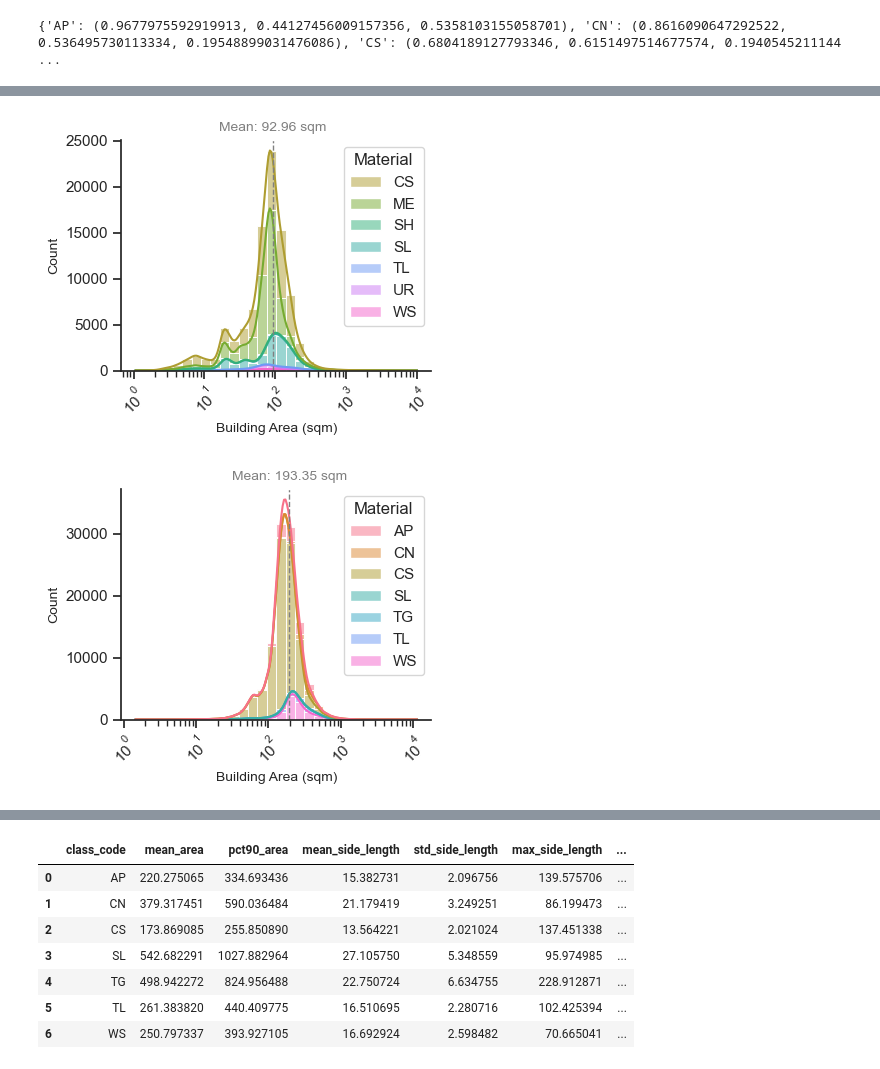
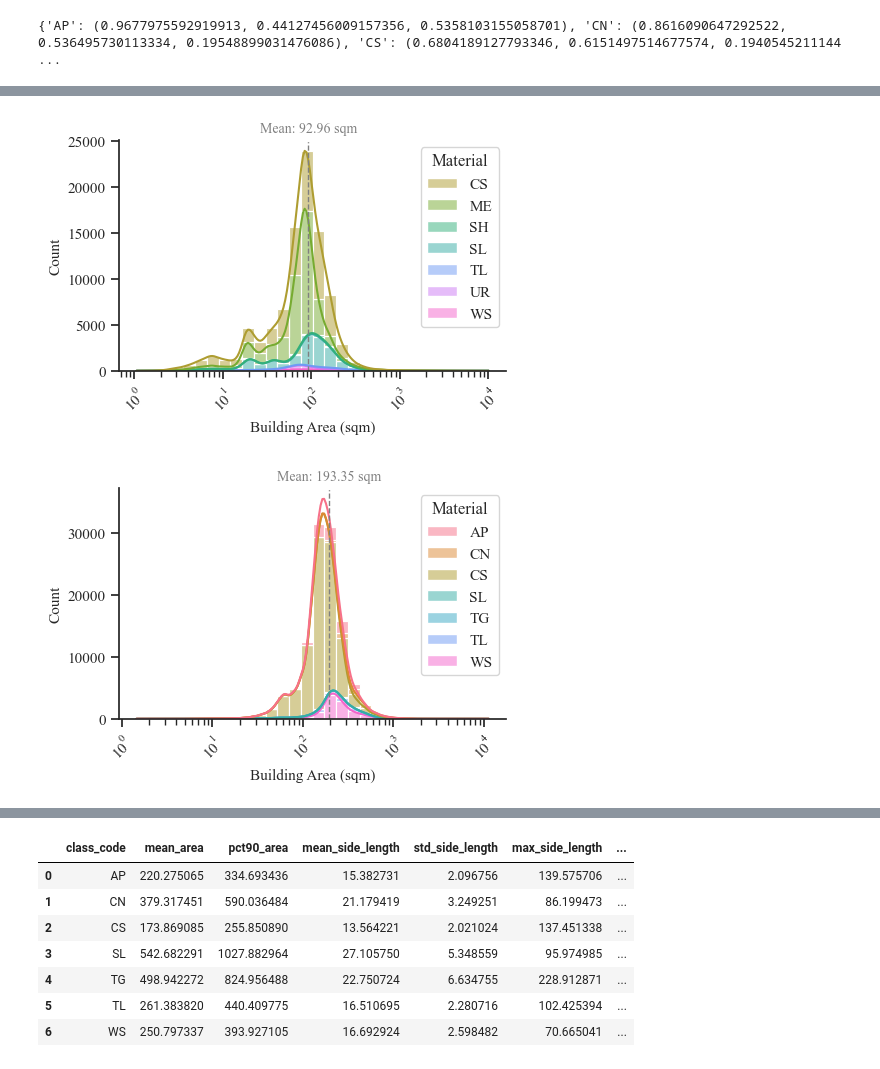
Before and after one commit to maxwellCcook/rooftop-mapping, a Jupyter notebook: code/_manuscript_figures.ipynb, the cells around one changed output, grey strips where cells are left out. Drawn from its saved outputs; the diff is of its cells as text; code cells hidden in the pictures.

```diff
--- a/code/_manuscript_figures.ipynb
+++ b/code/_manuscript_figures.ipynb
@@ -33,6 +33,7 @@ import numpy as np
 from matplotlib import pyplot as plt
 
 %matplotlib inline
+plt.rcParams['font.family'] = 'Times New Roman'
 
 # Custom functions
 sys.path.append(os.path.join(os.getcwd(),'code/'))
@@ -122,6 +123,11 @@ print(color_mapping)
 # %% [output]
 {'AP': (0.9677975592919913, 0.44127456009157356, 0.5358103155058701), 'CN': (0.8616090647292522, 0.536495730113334, 0.19548899031476086), 'CS': (0.6804189127793346, 0.6151497514677574, 0.1940545211144 ...
 # %%
+# font = 'Arial'
+font = 'Times New Roman'
+plt.rcParams['font.family'] = 'Times New Roman'
+sns.set_theme(style="ticks", rc={"font.family": "Times New Roman"})
+
 for roi, ref in refs.items():
     ref = ref.sort_values(by='class_code')
     # Count the occurrences of each class_code
@@ -133,7 +139,9 @@ for roi, ref in refs.items():
     region_palette = [color_mapping[cls] for cls in class_counts['class_code']]
 
     # Plot the bar chart, assigning 'hue' to 'class_code'
-    plt.figure(figsize=(4, 2.25))
+    f, ax = plt.subplots(figsize=(5, 3))
+    sns.despine(f) # remove top and right borders
+
     ax = sns.barplot(
         x='class_code', y='count', data=class_counts,
         hue='class_code', palette=region_palette,
@@ -151,15 +159,15 @@ for roi, ref in refs.items():
             f'{int(p.get_height())}',       # Label text (the count)
             ha='center',                    # Horizontal alignment
             va='bottom',                    # Vertical alignment
-            fontsize=8                      # Font size of the labels
+            fontsize=10                      # Font size of the labels
         )
 
     # plt.title(f'{roi} Class Distribution')
-    plt.xlabel('Material', fontsize=10)
-    plt.ylabel('Count', fontsize=10)
+    plt.xlabel('Material', fontsize=11)
+    plt.ylabel('Count', fontsize=11)
     plt.xticks(rotation=45)
 
-    ax.margins(y=0.1) # add some upper spacing
+    ax.margins(y=0.15) # add some upper spacing
 
     # Save the figure
     out_png = os.path.join(projdir,f'figures/Figure1_{roi}_class_dist.png')
@@ -178,7 +186,8 @@ plt.show()
 # %%
 # Plot the distribution of building footprint area
 
-sns.set_theme(style="ticks")
+plt.rcParams['font.family'] = 'Times New Roman'
+sns.set_theme(style="ticks", rc={"font.family": "Times New Roman"})
 
 # Loop through the dictionary to create separate histograms
 for roi, ref in refs.items():
@@ -186,8 +195,8 @@ for roi, ref in refs.items():
     ref['areaUTMsqm'] = ref['areaUTMsqft'] * 0.092903
 
     # Create a figure and axis for each region
-    f, ax = plt.subplots(figsize=(4, 3))
-    sns.despine(f)
+    f, ax = plt.subplots(figsize=(5, 3))
+    sns.despine(f) # remove top and right borders
 
     # Get the color palette
     unique_classes = ref['class_code'].unique()
@@ -216,37 +225,37 @@ for roi, ref in refs.items():
 
     # Add a vertical dotted line for the mean
     ax.axvline(area_mean, color='gray', linestyle='--', linewidth=1)
 
     # Add a text label for the mean
     ax.text(
         area_mean, ax.get_ylim()[1] * 1.05,  # Position: x=area_mean, y=90% of y-axis limit
         f'Mean: {area_mean:.2f} sqm',
         color='gray',
         fontsize=10,
         rotation=0,
         va='center',
         ha='center',
         backgroundcolor='white'
     )
 
     # Retrieve the legend and set the title
     legend = ax.get_legend()
     legend.set_title('Material')
 
     # Set labels and title
-    ax.set_xlabel('Building Area (sqm)', fontsize=10)
-    ax.set_ylabel('Count', fontsize=10)
+    plt.xlabel('Building Area (sqm)', fontsize=11)
+    plt.ylabel('Count', fontsize=11)
     plt.xticks(rotation=45)  # Rotate x labels if necessary
 
     # Save the figure
     out_png = os.path.join(projdir,f'figures/Figure1_{roi}_area_dist.png')
     plt.savefig(out_png, dpi=300, bbox_inches='tight')
 
     # Show the plot
     plt.show()
 # %% [output]
-[figure, old version]
+[figure, new version]
-[figure, old version]
+[figure, new version]
 # %%
 # Calculate dispersion metrics for each region
 
```
Also changed, not shown: parts of 5 cells of this notebook, 4 other files.
